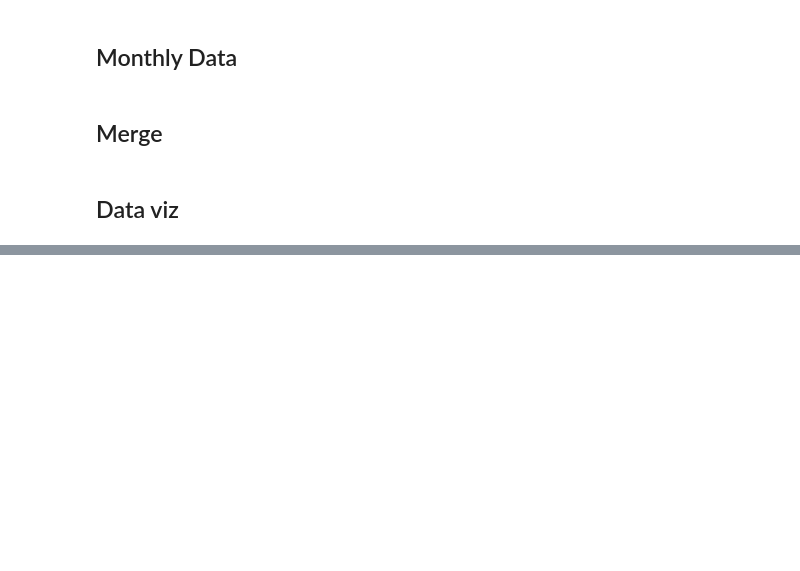
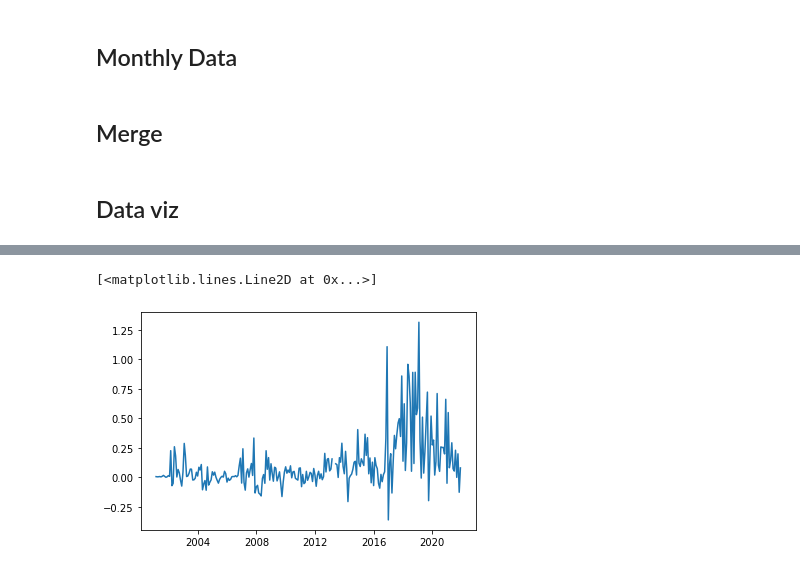
Before and after one commit to frankmuci/venezuela_fx, a Jupyter notebook: notebooks/merge_daily_weekly_monthly_data.ipynb, the cells around one changed output, grey strips where cells are left out. Cells and saved outputs as stored; diff of their text form; code cells hidden in the pictures; blank space fills up the shorter version.

```diff
--- a/notebooks/merge_daily_weekly_monthly_data.ipynb
+++ b/notebooks/merge_daily_weekly_monthly_data.ipynb
@@ -57,0 +84,4 @@ plt.yscale('log')
+# %%
+df_viz['fx_log'] = np.log(df_viz['Dolartoday'])
+# %%
+temp = df_viz.resample('m').last()
@@ -57,0 +100,7 @@ plt.yscale('log')
+# %%
+temp['target'] = temp['fx_log'].diff()
+# %%
+plt.plot(temp['target'])
+# %% [output]
+[<matplotlib.lines.Line2D at 0x...>]
+[figure, added]
```
Also changed, not shown: parts of 9 cells of this notebook, 2 other files.
